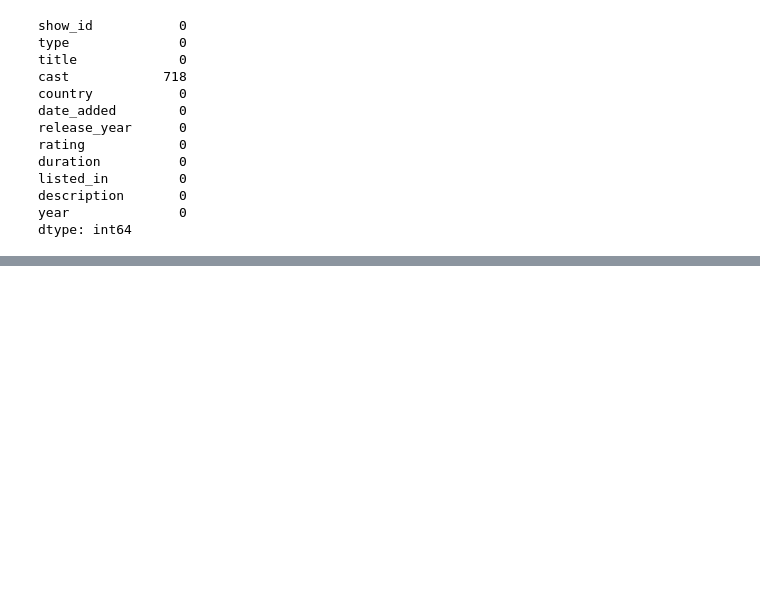
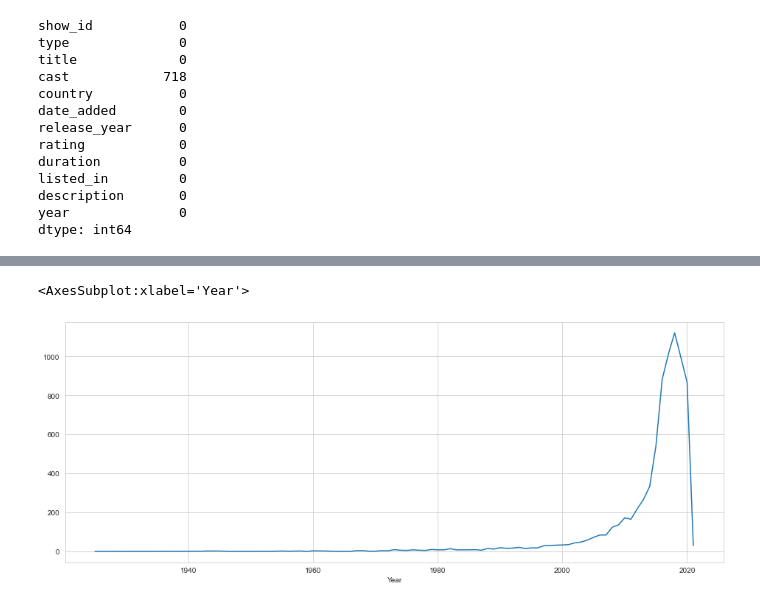
Before and after one commit to Rahulraj31/Netflix-Data-EDA, a Jupyter notebook: Untitled.ipynb, the cells around one changed output, grey strips where cells are left out. Saved outputs shown, nothing was run; the diff lists cells and outputs as text; code cells hidden in the pictures; blank space fills up the shorter version.

```diff
--- a/Untitled.ipynb
+++ b/Untitled.ipynb
@@ -202,0 +225,9 @@ dtype: int64
+# %%
+#Netflix content releases over the years
+x= df.release_year.value_counts()
+plt.figure(figsize=(16,6))
+plt.xlabel("Year")
+sns.lineplot(x=x.index ,y= x.values)
+# %% [output]
+<AxesSubplot:xlabel='Year'>
+[figure, added]
```
Also changed, not shown: parts of 8 cells of this notebook.
